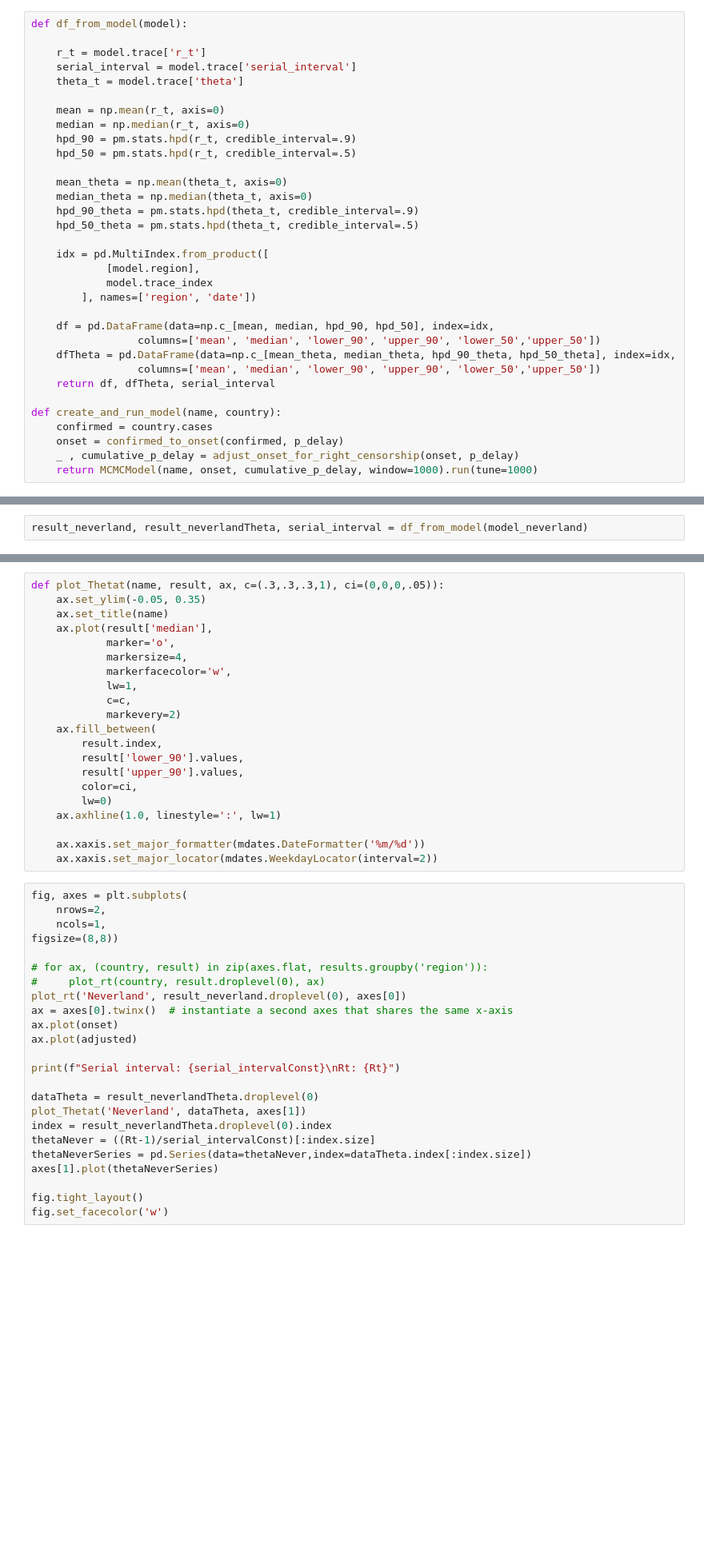
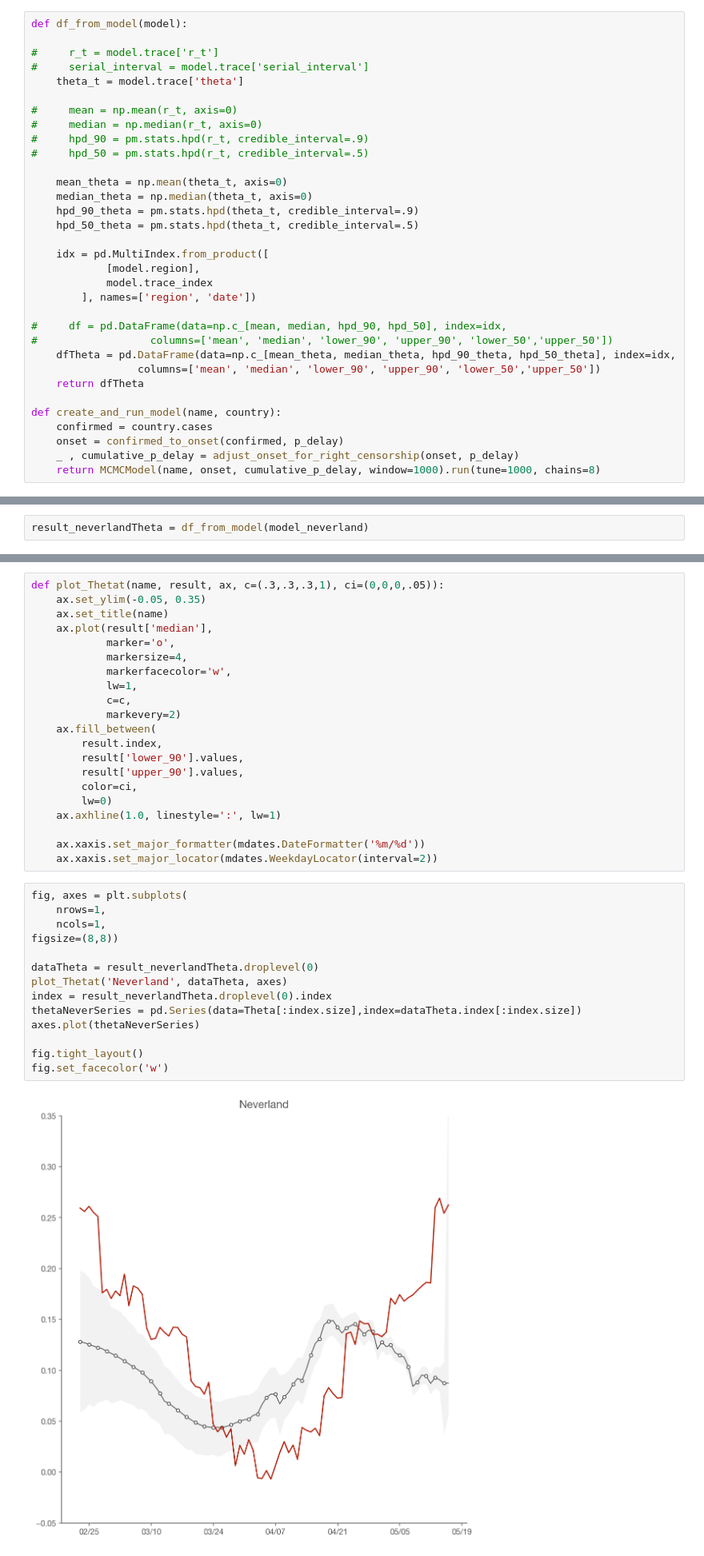
Before and after one commit to gkossakowski/covid-19, a Jupyter notebook: Realtime Rt mcmc.ipynb, the cells around one changed output, grey strips where cells are left out. Shown at 80% size. Drawn from its saved outputs; the diff is of its cells as text; blank space fills up the shorter version.

```diff
--- a/Realtime Rt mcmc.ipynb
+++ b/Realtime Rt mcmc.ipynb
@@ -245,14 +247,14 @@ class MCMCModel(object):
 # %%
 def df_from_model(model):
 
-    r_t = model.trace['r_t']
-    serial_interval = model.trace['serial_interval']
+#     r_t = model.trace['r_t']
+#     serial_interval = model.trace['serial_interval']
     theta_t = model.trace['theta']
 
-    mean = np.mean(r_t, axis=0)
-    median = np.median(r_t, axis=0)
-    hpd_90 = pm.stats.hpd(r_t, credible_interval=.9)
-    hpd_50 = pm.stats.hpd(r_t, credible_interval=.5)
+#     mean = np.mean(r_t, axis=0)
+#     median = np.median(r_t, axis=0)
+#     hpd_90 = pm.stats.hpd(r_t, credible_interval=.9)
+#     hpd_50 = pm.stats.hpd(r_t, credible_interval=.5)
 
     mean_theta = np.mean(theta_t, axis=0)
     median_theta = np.median(theta_t, axis=0)
@@ -264,17 +266,17 @@ def df_from_model(model):
             model.trace_index
         ], names=['region', 'date'])
 
-    df = pd.DataFrame(data=np.c_[mean, median, hpd_90, hpd_50], index=idx,
-                 columns=['mean', 'median', 'lower_90', 'upper_90', 'lower_50','upper_50'])
+#     df = pd.DataFrame(data=np.c_[mean, median, hpd_90, hpd_50], index=idx,
+#                  columns=['mean', 'median', 'lower_90', 'upper_90', 'lower_50','upper_50'])
     dfTheta = pd.DataFrame(data=np.c_[mean_theta, median_theta, hpd_90_theta, hpd_50_theta], index=idx,
                  columns=['mean', 'median', 'lower_90', 'upper_90', 'lower_50','upper_50'])
-    return df, dfTheta, serial_interval
+    return dfTheta
 
 def create_and_run_model(name, country):
     confirmed = country.cases
     onset = confirmed_to_onset(confirmed, p_delay)
     _ , cumulative_p_delay = adjust_onset_for_right_censorship(onset, p_delay)
-    return MCMCModel(name, onset, cumulative_p_delay, window=1000).run(tune=1000)
+    return MCMCModel(name, onset, cumulative_p_delay, window=1000).run(tune=1000, chains=8)
 # %%
 model_neverland = create_and_run_model('Neverland', pd.DataFrame(cases_neverland))
 # %% [output]
@@ -285,4 +290,4 @@ NUTS: [serial_interval, theta_raw_steps, theta_raw_init, step_size]
 # %%
-result_neverland, result_neverlandTheta, serial_interval = df_from_model(model_neverland)
+result_neverlandTheta = df_from_model(model_neverland)
 # %% [markdown]
 ### Render Charts
@@ -330,25 +314,17 @@ def plot_Thetat(name, result, ax, c=(.3,.3,.3,1), ci=(0,0,0,.05)):
     ax.xaxis.set_major_locator(mdates.WeekdayLocator(interval=2))
 # %%
 fig, axes = plt.subplots(
-    nrows=2,
+    nrows=1,
     ncols=1,
 figsize=(8,8))
 
-# for ax, (country, result) in zip(axes.flat, results.groupby('region')):
-#     plot_rt(country, result.droplevel(0), ax)
-plot_rt('Neverland', result_neverland.droplevel(0), axes[0])
-ax = axes[0].twinx()  # instantiate a second axes that shares the same x-axis
-ax.plot(onset)
-ax.plot(adjusted)
-
-print(f"Serial interval: {serial_intervalConst}\nRt: {Rt}")
-
 dataTheta = result_neverlandTheta.droplevel(0)
-plot_Thetat('Neverland', dataTheta, axes[1])
+plot_Thetat('Neverland', dataTheta, axes)
 index = result_neverlandTheta.droplevel(0).index
-thetaNever = ((Rt-1)/serial_intervalConst)[:index.size]
-thetaNeverSeries = pd.Series(data=thetaNever,index=dataTheta.index[:index.size])
-axes[1].plot(thetaNeverSeries)
+thetaNeverSeries = pd.Series(data=Theta[:index.size],index=dataTheta.index[:index.size])
+axes.plot(thetaNeverSeries)
 
 fig.tight_layout()
 fig.set_facecolor('w')
+# %% [output]
+[figure, added]
```
Also changed, not shown: parts of 11 cells of this notebook.
